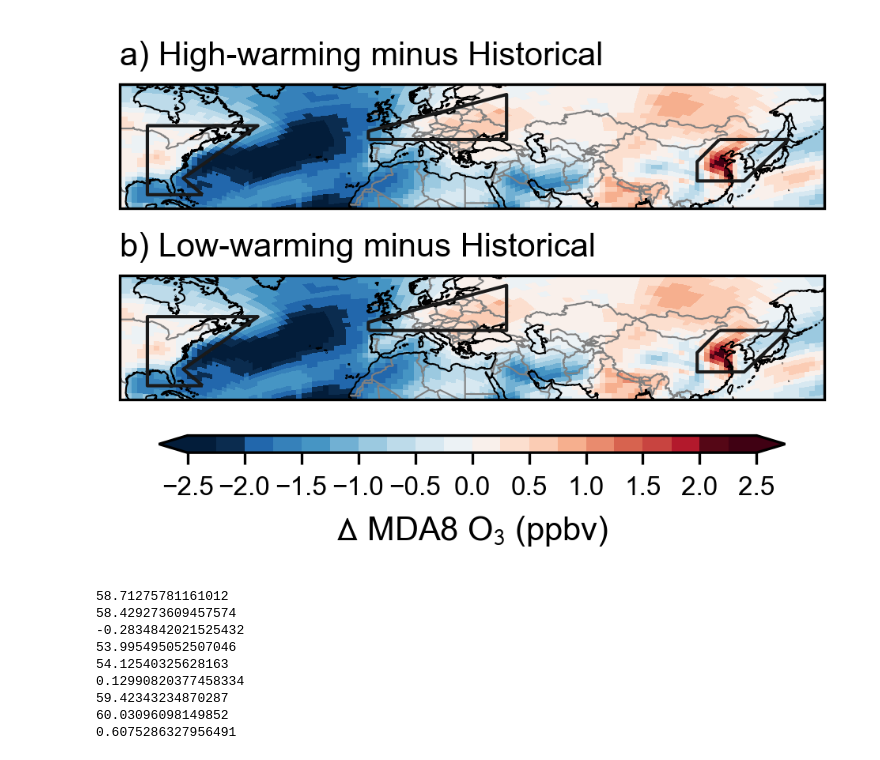
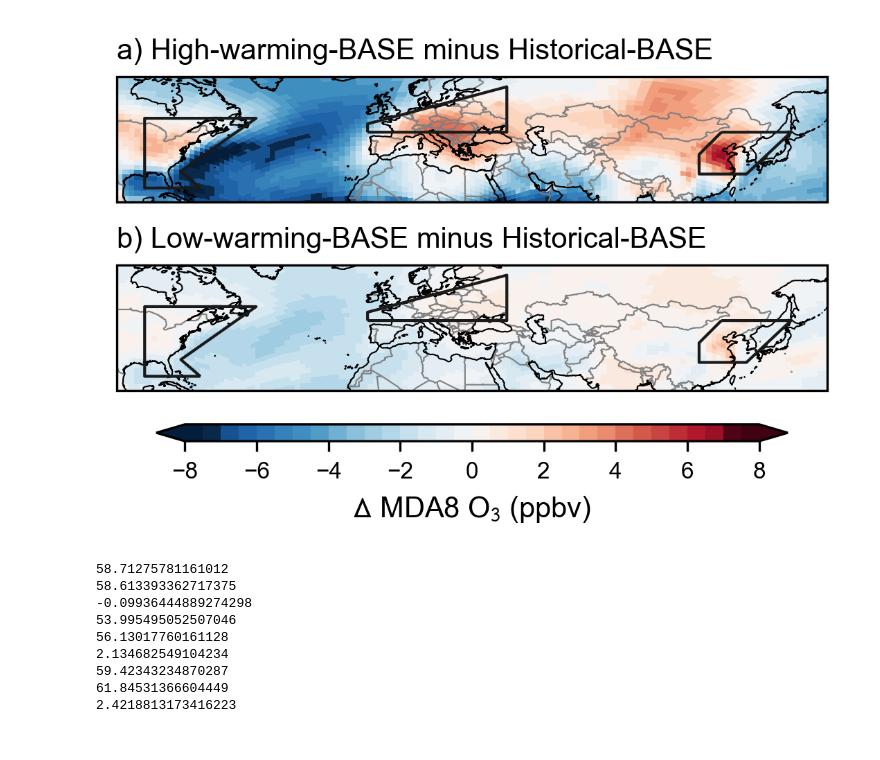
Before and after one commit to emmleroy/future-climate-ozone-sensitivity, a Jupyter notebook: figures_paper/FigS6_new.ipynb, the cells around one changed output. Drawn from its saved outputs; the diff is of its cells as text; code cells hidden in the pictures.

```diff
--- a/figures_paper/FigS6_new.ipynb
+++ b/figures_paper/FigS6_new.ipynb
@@ -37,7 +37,8 @@ def get_original_values(variable, sim, conversion_factor=1, resolution='c48'):
 # Original simulations (same function as in Fig1)
 variable = "SpeciesConc_O3"
 ref = get_original_values(variable, "all_ref_c48", conversion_factor=1e9, resolution='c48')
-refshort = get_original_values(variable, "all_polshort_c48", conversion_factor=1e9, resolution='c48')
+polshort = get_original_values(variable, "all_polshort_c48", conversion_factor=1e9, resolution='c48')
+refshort = get_original_values(variable, "all_refshort_c48", conversion_factor=1e9, resolution='c48')
 # %%
 def get_map(months, present, future):
     def process_values(value, months):
@@ -59,6 +60,7 @@ def get_map(months, present, future):
 # Part 2: % of O3 disbenefit days
 comparison_months = [4,5,6,7,8]
 present, future = get_map(comparison_months, ref, refshort)
+present, futurepol = get_map(comparison_months, ref, polshort)
 # %%
 tools.set_matplotlib_font("Arial")
 
@@ -80,7 +82,7 @@ mpl.rcParams.update({
     'figure.titlesize': 10
 })
 
-fig = plt.figure(figsize=(3.3, 2.4), dpi=300)
+fig = plt.figure(figsize=(3.8, 2.7), dpi=300)
 gs1 = GridSpec(3, 1, top=0.90, bottom=0.005, left=0.05, right=0.95, hspace=0.5, wspace=0.3)
 ax1 = fig.add_subplot(gs1[0, 0], projection=ccrs.PlateCarree(central_longitude=0))
 ax2 = fig.add_subplot(gs1[1, 0], projection=ccrs.PlateCarree(central_longitude=0))
@@ -98,7 +100,7 @@ ax = ax1
 #norm = BoundaryNorm(boundaries=levels, ncolors=n_colors)
 
 ##custom colormap
-levels = np.arange(-2.5, 2.75, 0.25)
+levels = np.arange(-8.0, 8.5, 0.5)
 n_colors = len(levels) - 1
 base_cmap = cmaps.MPL_RdBu_r
 colors = base_cmap(np.linspace(0, 1, n_colors))
@@ -119,7 +121,7 @@ plot = single_panel(plot_vals=(future-present),
                 comap=listed_cmap,
                 norm=norm,
                 extent=(-100, 155, 20, 65),
-                vmin=-2, vmax=2,
+                vmin=-8, vmax=8,
                 unit="$\Delta$ MDA8 O$_3$",
                 title=None,
                 add_cb=False,
@@ -133,19 +135,19 @@ country_borders = cfeature.NaturalEarthFeature(
 ax.add_feature(country_borders, edgecolor="gray", linewidth=0.5)
 ax.coastlines(color="black", linewidth=0.5)
 
-ax.set_title("a) High-warming minus Historical", loc="left", fontsize=10)
+ax.set_title("a) High-warming-BASE minus Historical-BASE", loc="left", fontsize=10)
 
 #################################
 # Part 2. High-warming spatial distribution of disbenefit days
 ax = ax2
 
-plot = single_panel(plot_vals=(future-present),
+plot = single_panel(plot_vals=(futurepol-present),
                 gridtype="cs",
                 ax=ax,
                 comap=listed_cmap,
                 norm=norm,
                 extent=(-100, 155, 20, 65),
-                vmin=-2, vmax=2,
+                vmin=-8, vmax=8,
                 unit="$\Delta$ MDA8 O$_3$",
                 title=None,
                 add_cb=False,
@@ -154,38 +156,38 @@ plot = single_panel(plot_vals=(future-present),
 ax.add_feature(country_borders, edgecolor="gray", linewidth=0.5)
 ax.coastlines(color="black", linewidth=0.5)
 
-ax.set_title("b) Low-warming minus Historical", loc="left", fontsize=10)
+ax.set_title("b) Low-warming-BASE minus Historical-BASE", loc="left", fontsize=10)
 
 # Add boxes around the IPCC AR6 regions
 for ax in [ax1, ax2]:
     ar6 = regionmask.defined_regions.ar6.all
     ar6[5,17].plot_regions(
         ax=ax,
             add_label=False,
             line_kws=dict(lw=1),
         )
 
     # For EAS we use a modified polygon that captures a more homogeneous response
     new_EAS = np.array([[117,45], [109,37], [109,30], [126,30],[142,45]])
     new_EAS_region = regionmask.Regions([new_EAS], name="new_EAS")
     new_EAS_region.plot_regions(add_label=False, ax=ax, line_kws=dict(lw=1))
 
 # Colorbar
-ticks = [-2.5, -2, -1.5, -1, -0.5, 0, 0.5, 1, 1.5, 2, 2.5]
+ticks = [-8, -6, -4, -2, 0, 2, 4, 6, 8]
 cbar_ax = fig.add_axes([0.10, 0.25, 0.80, 0.03])  # [left, bottom, width, height]
 cbar = fig.colorbar(plot,
                     cax=cbar_ax,
                     ticks=ticks,
                     orientation="horizontal",
                     shrink=0.50,
                     label=r"$\Delta$ MDA8 O$_3$ (ppbv)",
                     extend='both'
                     )
 cbar.ax.tick_params(labelsize=8)
 
-plt.savefig("FigS11_v2_new.png")
+plt.savefig("FigS6_new.png")
 # %% [output]
-[figure, old version]
+[figure, new version]
 # %%
 ar6_region = {"ENA": 5, "EAS": 58, "WCE": 17}
 
@@ -202,11 +204,11 @@ for region in ["ENA", "WCE", "EAS"]:
     print((future_EAS.mean()-present_EAS.mean()).values)
 # %% [output]
 58.71275781161012
-58.429273609457574
--0.2834842021525432
+58.613393362717375
+-0.09936444889274298
 53.995495052507046
-54.12540325628163
-0.12990820377458334
+56.13017760161128
+2.134682549104234
 59.42343234870287
-60.03096098149852
-0.6075286327956491
+61.84531366604449
+2.4218813173416223
```
Also changed, not shown: 3 other files.
